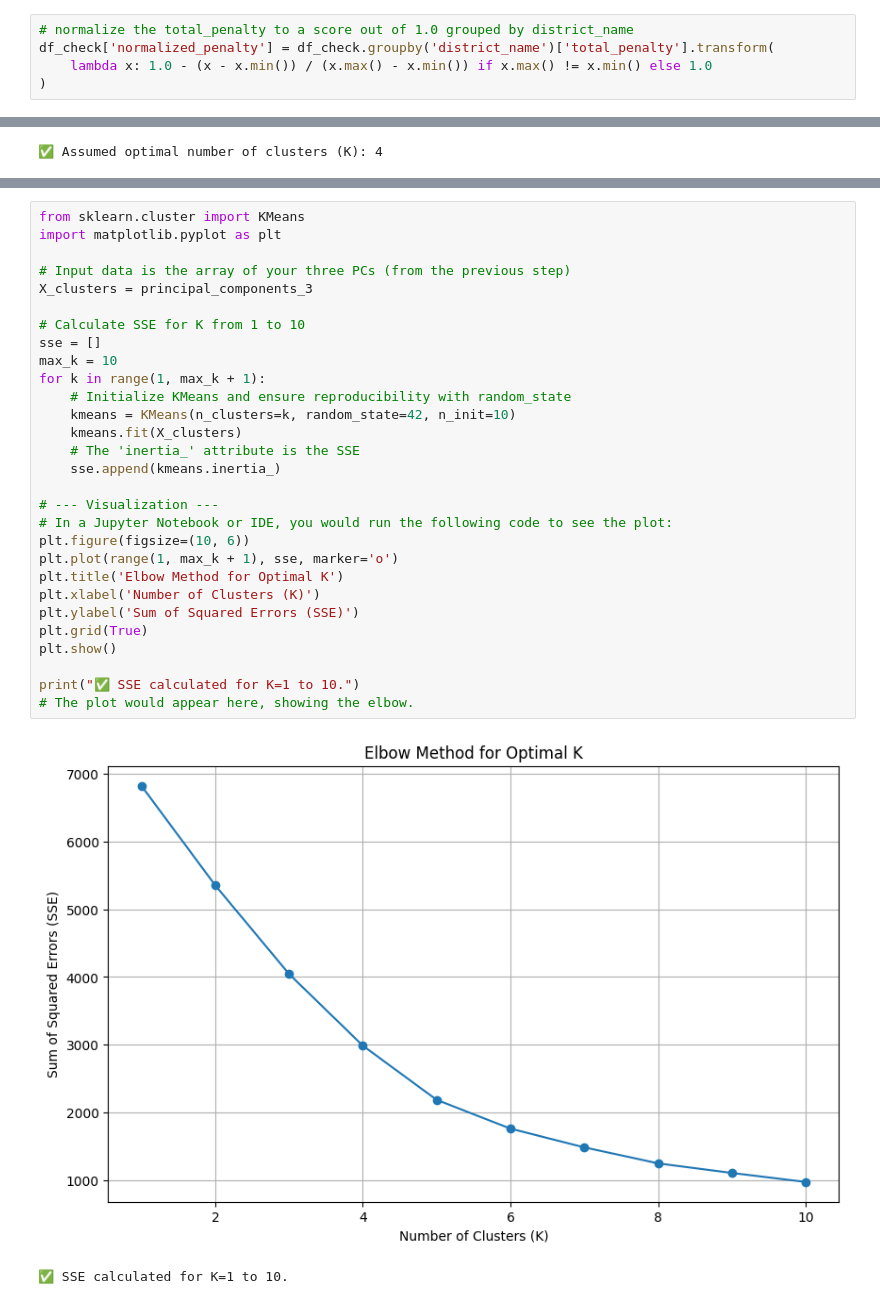
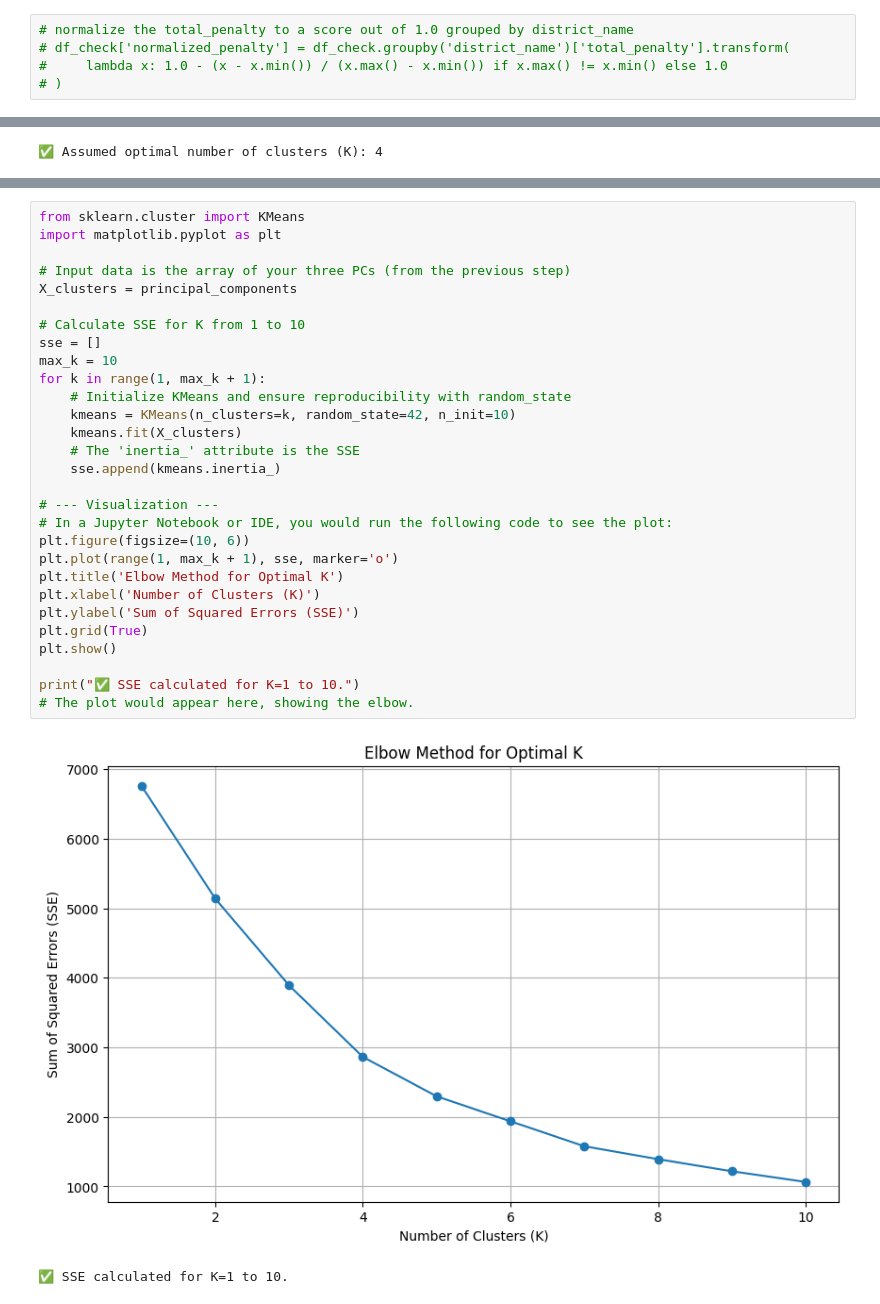
Before and after one commit to ApiwitJoey/DSDE_SING_WATER_2025, a Jupyter notebook: AI/V3.ipynb, the cells around one changed output, grey strips where cells are left out. Drawn from its saved outputs; the diff is of its cells as text.

Commit message:
finish k-mean clustering

```diff
--- a/AI/V3.ipynb
+++ b/AI/V3.ipynb
@@ -230,7 +230,7 @@ if all_scored_data:
 ✅ All Done! Files saved to: ../Data/score
 # %%
 # normalize the total_penalty to a score out of 1.0 grouped by district_name
-df_check['normalized_penalty'] = df_check.groupby('district_name')['total_penalty'].transform(
-    lambda x: 1.0 - (x - x.min()) / (x.max() - x.min()) if x.max() != x.min() else 1.0
-)
+# df_check['normalized_penalty'] = df_check.groupby('district_name')['total_penalty'].transform(
+#     lambda x: 1.0 - (x - x.min()) / (x.max() - x.min()) if x.max() != x.min() else 1.0
+# )
 # %%
@@ -442,34 +496,34 @@ df_pca.head(3)
 # %%
 from sklearn.cluster import KMeans
 import matplotlib.pyplot as plt
 
 # Input data is the array of your three PCs (from the previous step)
-X_clusters = principal_components_3
+X_clusters = principal_components
 
 # Calculate SSE for K from 1 to 10
 sse = []
 max_k = 10
 for k in range(1, max_k + 1):
     # Initialize KMeans and ensure reproducibility with random_state
     kmeans = KMeans(n_clusters=k, random_state=42, n_init=10)
     kmeans.fit(X_clusters)
     # The 'inertia_' attribute is the SSE
     sse.append(kmeans.inertia_)
 
 # --- Visualization ---
 # In a Jupyter Notebook or IDE, you would run the following code to see the plot:
 plt.figure(figsize=(10, 6))
 plt.plot(range(1, max_k + 1), sse, marker='o')
 plt.title('Elbow Method for Optimal K')
 plt.xlabel('Number of Clusters (K)')
 plt.ylabel('Sum of Squared Errors (SSE)')
 plt.grid(True)
 plt.show()
 
 print("✅ SSE calculated for K=1 to 10.")
 # The plot would appear here, showing the elbow.
 # %% [output]
-[figure, old version]
+[figure, new version]
 ✅ SSE calculated for K=1 to 10.
 # %%
 import geopandas as gpd
```
Also changed, not shown: parts of 13 cells of this notebook.
